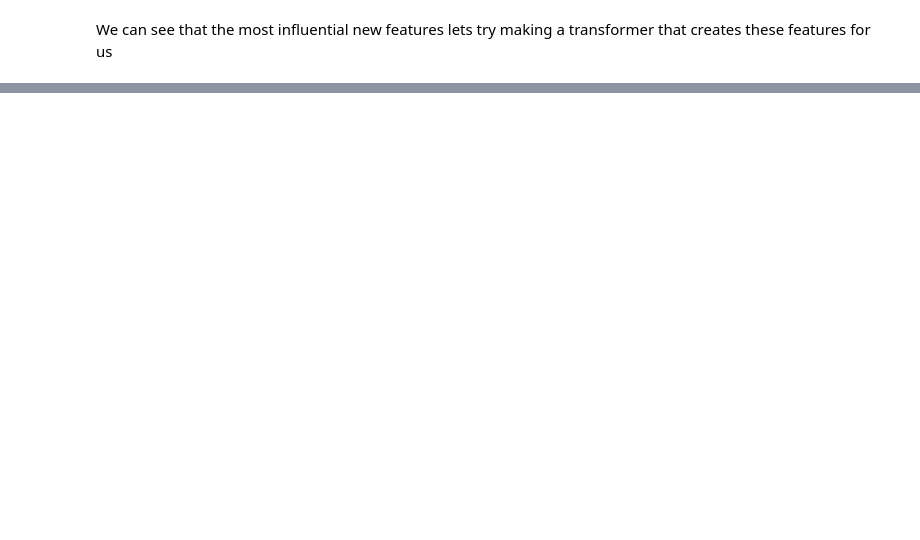
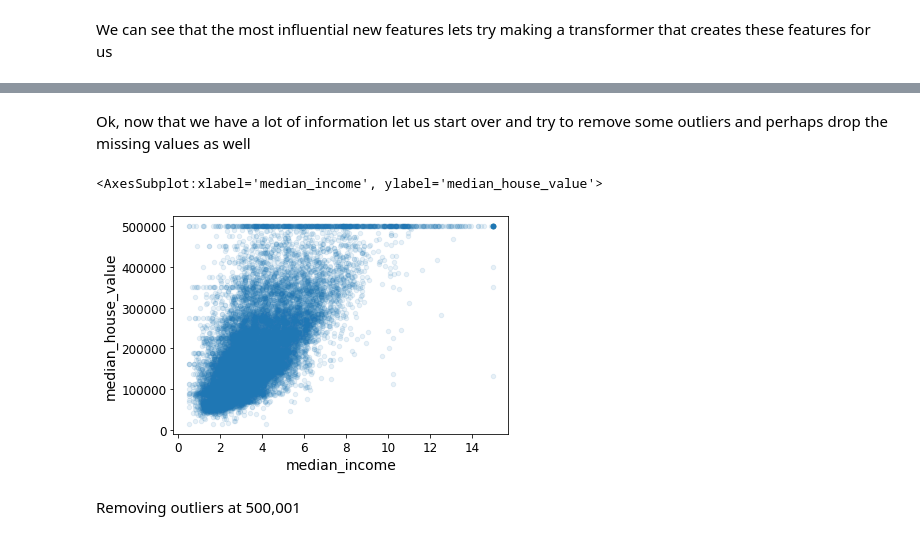
Before and after one commit to MaudDK/ML-Calfornia-Housing-Dataset-Geron, a Jupyter notebook: explore.ipynb, the cells around one changed output, grey strips where cells are left out. Saved outputs shown, nothing was run; the diff lists cells and outputs as text; code cells hidden in the pictures; blank space fills up the shorter version.

```diff
--- a/explore.ipynb
+++ b/explore.ipynb
@@ -345,0 +430,12 @@ Now to select and train a model on the prepared data !
+# %% [markdown]
+Ok, now that we have a lot of information let us start over and try to remove some outliers and perhaps drop the missing values as well
+# %%
+housing_train = train_set.copy()
+housing_test = test_set.copy()
+# %%
+housing_train.plot(kind="scatter", x="median_income", y="median_house_value", alpha = 0.1)
+# %% [output]
+<AxesSubplot:xlabel='median_income', ylabel='median_house_value'>
+[figure, added]
+# %% [markdown]
+Removing outliers at 500,001
```
Also changed, not shown: parts of 23 cells of this notebook, 1 other file.
